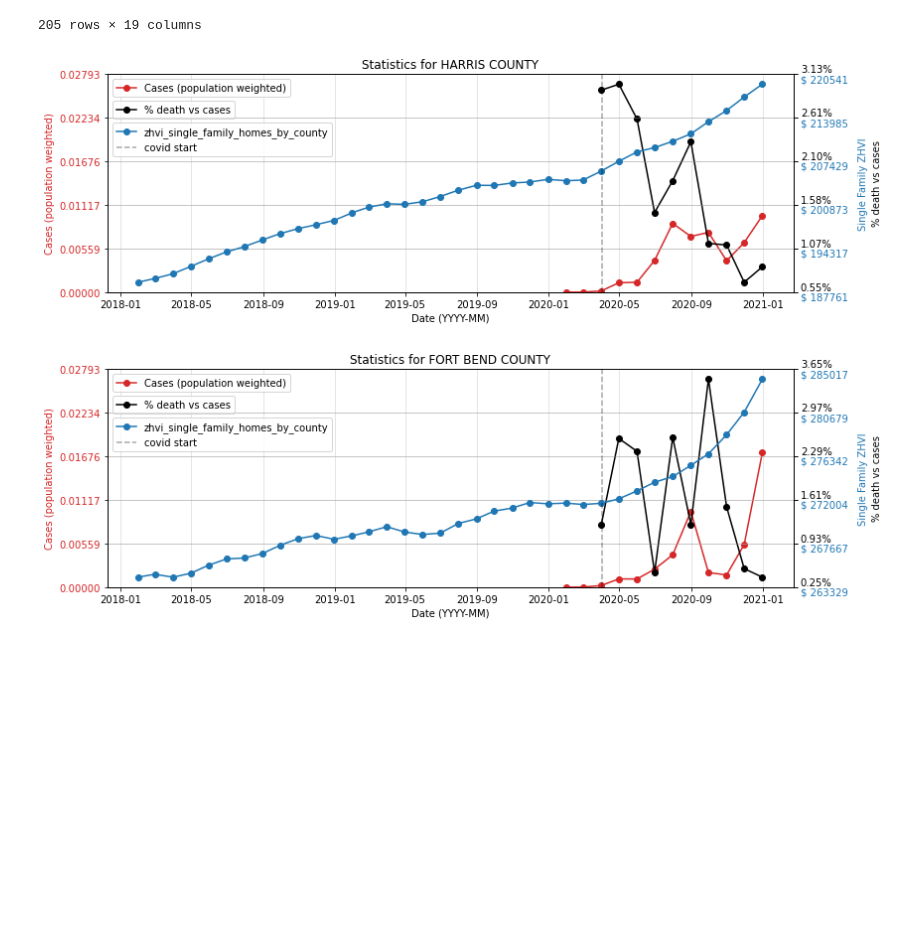
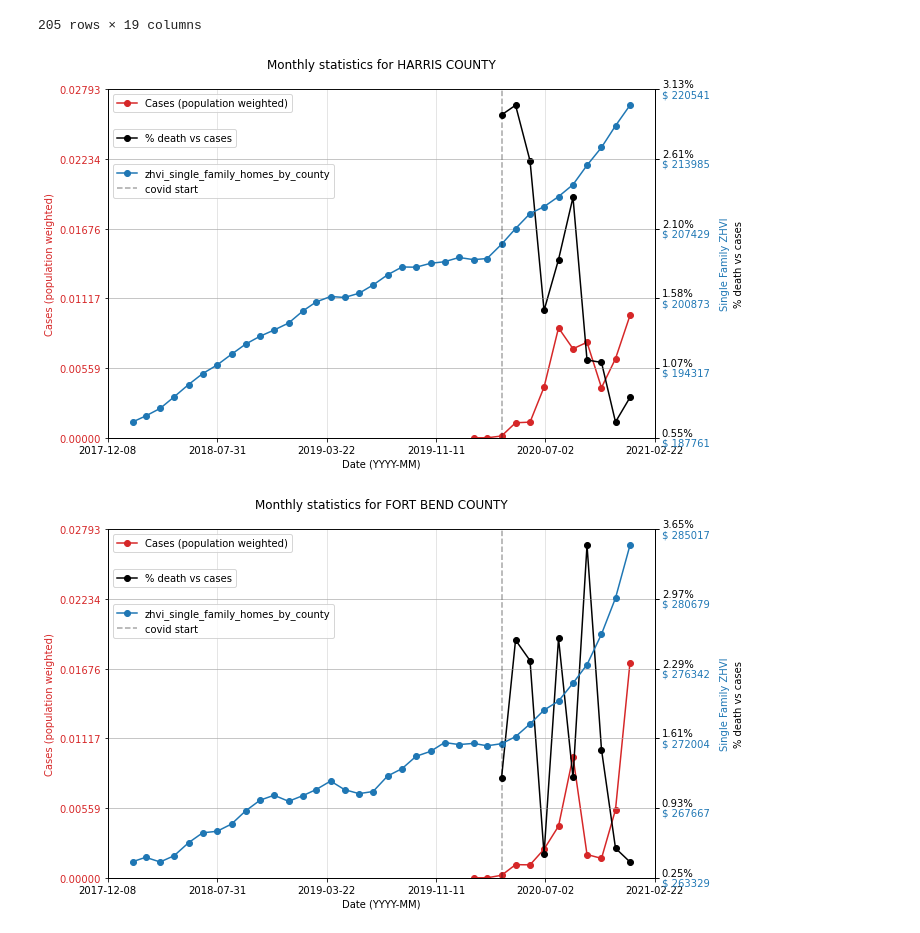
Before and after one commit to i-am-phoenix/Demo, a Jupyter notebook: prj2_summary.ipynb, the cells around one changed output. Saved outputs shown, nothing was run; the diff lists cells and outputs as text; code cells hidden in the pictures; blank space fills up the shorter version.

```diff
--- a/prj2_summary.ipynb
+++ b/prj2_summary.ipynb
@@ -259,6 +259,7 @@ summary_all
 | 204 | TRINITY COUNTY | NaN | NaN | NaT | NaN | NaN | ... |
 205 rows × 19 columns
 # %%
+#  plotting main monthly summary stats over time (in YYYY-MM format)
 counties=summary_all['County'].unique()
 
 summary_all['Cases (population weighted)']=summary_all['Cases']/summary_all['Population JH']
@@ -279,7 +280,7 @@ nticks = 6
 for county in counties:
     data=summary_all[summary_all['County']==county]
 
-    fig, ax1 = plt.subplots(figsize=(12,4))
+    fig, ax1 = plt.subplots(figsize=(10,6))
 
     color = 'tab:red'
     ax1.set_xlabel('Date (YYYY-MM)')
@@ -292,6 +293,7 @@ for county in counties:
     ax1.tick_params(axis='y', labelcolor=color)
     ax1.set_ylim([ymin_cases, ymax_cases])
     ax1.yaxis.set_major_locator(mtick.LinearLocator(nticks))
+#     ax1.xaxis.set_major_locator(mtick.LinearLocator(5))
     ax1.grid(alpha=0.4)
     plt.tight_layout()
     plt.legend(loc='upper left', bbox_to_anchor=(0, 1))
@@ -321,33 +323,35 @@ for county in counties:
     color = 'tab:blue'
     ax3.set_ylabel('Single Family ZHVI', color=color,labelpad=10)  # we already handled the x-label with ax1
     ax3.plot(data['Date'],
              data['zhvi_single_family_homes_by_county'],
              color=color,
              label="zhvi_single_family_homes_by_county",
              marker='o')
     ax3.tick_params(axis='y', labelcolor=color)
 #     ax3.set_ylim([ymin_zhvi, ymax_zhvi])
     fmt = '$ %.0f'
     tick = mtick.FormatStrFormatter(fmt)
     ax3.yaxis.set_major_formatter(tick)
     ax3.yaxis.set_major_locator(mtick.LinearLocator(nticks))
     for tick in ax3.get_yticklabels():
         tick.set_verticalalignment("top")
     ax3.grid(alpha=0.4)
 
+    ax3.xaxis.set_major_locator(mtick.LinearLocator(nticks))
+
     plt.axvline(dt.datetime(2020, 4, 1), c='k', alpha=0.35, label="covid start", linestyle='--')
 
     plt.tight_layout()
     plt.legend(loc='upper left', bbox_to_anchor=(0, 0.8))
     plt.grid(alpha=0.45)
-    plt.title(f"Statistics for {county}")
+    plt.title(f"Monthly statistics for {county}\n")
 
     plt.tight_layout()  # otherwise the right y-label is slightly clipped
 
     county_formatted=str(county).replace(" ", "_")
     #     print("getting ready to save to " + "figures/summary_stats_4_" + county_formatted + ".png file")
     plt.savefig("figures/summary_stats_4_" + county_formatted + ".png")
     plt.show()
 # %% [output]
-[figure, old version]
+[figure, new version]
-[figure, old version]
+[figure, new version]
```
Also changed, not shown: parts of 5 cells of this notebook.
